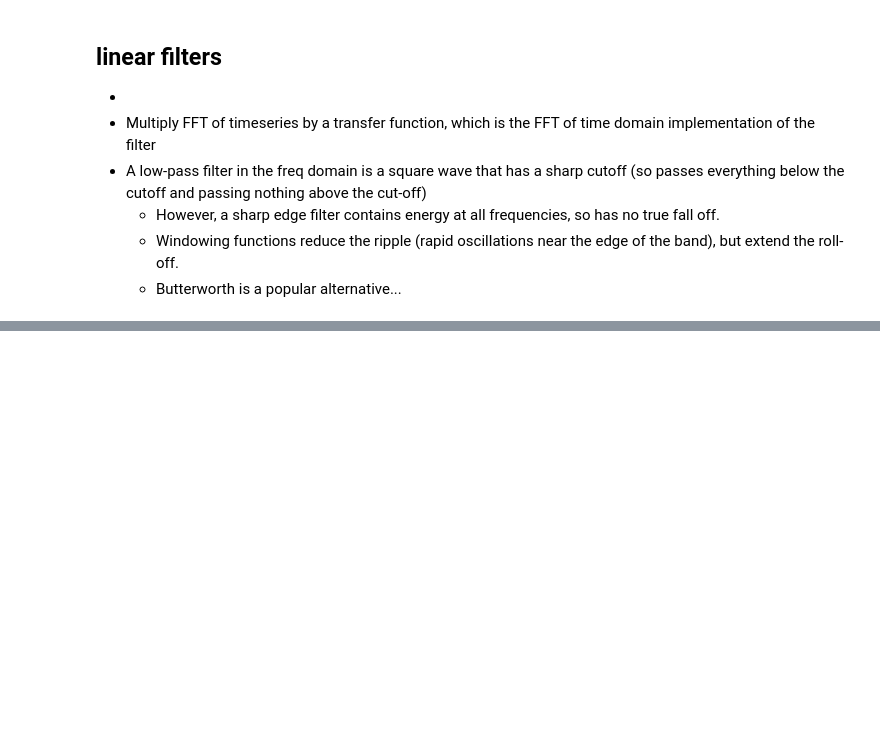
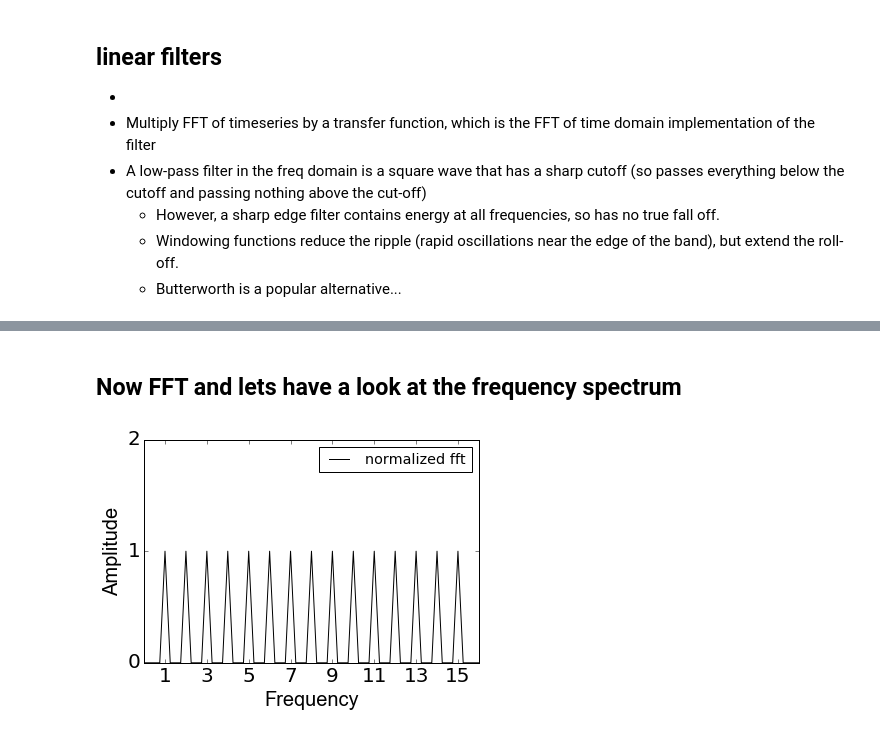
Before and after one commit to TimCSheehan/dev, a Jupyter notebook: Tutorial_060_Filtering_TimeSeries.ipynb, the cells around one changed output, grey strips where cells are left out. Cells and saved outputs as stored; diff of their text form; code cells hidden in the pictures; blank space fills up the shorter version.

```diff
--- a/Tutorial_060_Filtering_TimeSeries.ipynb
+++ b/Tutorial_060_Filtering_TimeSeries.ipynb
@@ -24,0 +83,31 @@
+# %% [markdown]
+## Now FFT and lets have a look at the frequency spectrum
+# %%
+sp = np.fft.rfft(sig)      # rfft = fft for real valued inputs\
+# remember our coordinate system that we talked about earlier...this is the distance from the origin
+amp = np.abs(sp)
+
+# normalize by the number of data points,
+# x2 cause we're ditching the negative frequencies when we deal with real numbers
+amp = (amp  / len(sig) ) * 2
+
+# figure out the frequency resolution of the data
+freq = np.fft.rfftfreq(sig.size, dt)   # Sample spacing is 2nd arg, inverse of the sampling rate. Defaults to 1!
+# %%
+# plot the fft
+plt.plot(freq, amp, 'k')            # plot amplitude
+
+# put a legend on it...
+plt.legend(['normalized fft'], loc='best', fontsize='x-large')
+plt.xlabel('Frequency', **fig_font)
+plt.ylabel('Amplitude', **fig_font)
+plt.xticks(frequs[::2], color='k', size=20)
+plt.yticks((0,1,2), color='k', size=20)
+
+# set the axis limits
+plt.xlim([0, Hf])
+
+# show it
+plt.show()
+# %% [output]
+[figure, added]
```
Also changed, not shown: parts of 11 cells of this notebook.
